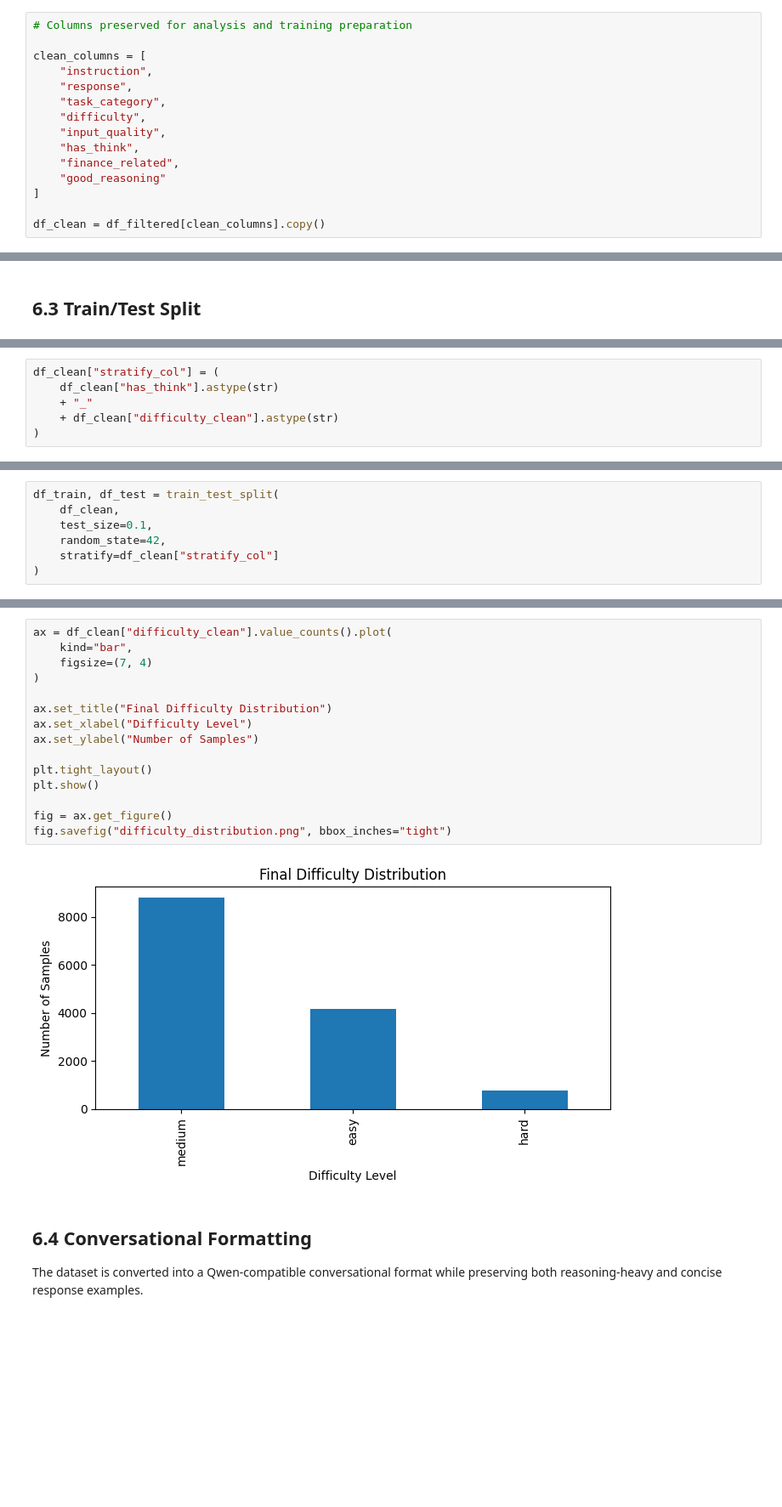
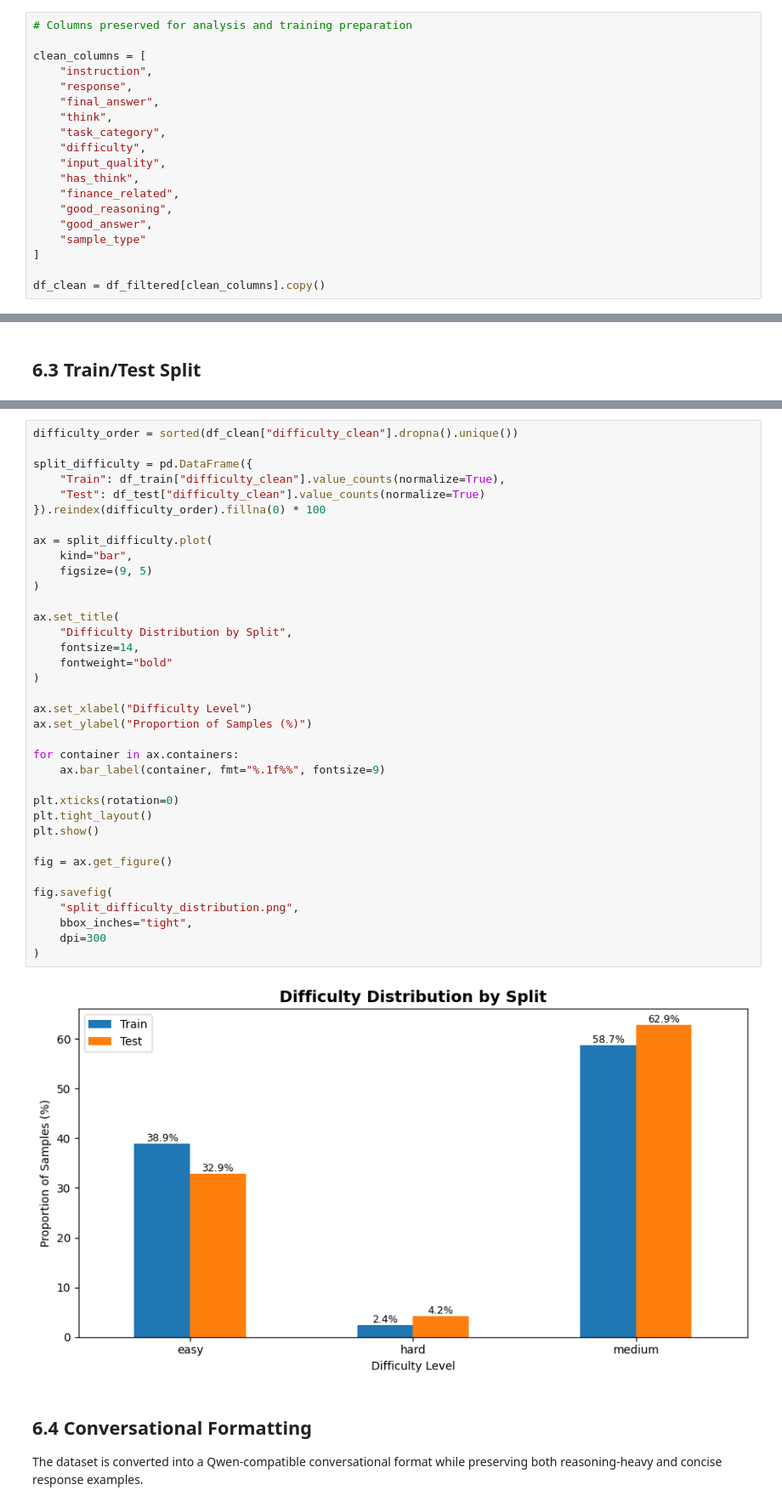
Before and after one commit to AshotAkopov/finance-slm-distillation, a Jupyter notebook: notebooks/01_dataset_preparation.ipynb, the cells around one changed output, grey strips where cells are left out. Shown at 85% size. Saved outputs shown, nothing was run; the diff lists cells and outputs as text; blank space fills up the shorter version.

Commit message:
Better train/test split

```diff
--- a/notebooks/01_dataset_preparation.ipynb
+++ b/notebooks/01_dataset_preparation.ipynb
@@ -666,12 +766,16 @@ Only the columns required for analysis, quality checks, and training preparation
 clean_columns = [
     "instruction",
     "response",
+    "final_answer",
+    "think",
     "task_category",
     "difficulty",
     "input_quality",
     "has_think",
     "finance_related",
-    "good_reasoning"
+    "good_reasoning",
+    "good_answer",
+    "sample_type"
 ]
 
 df_clean = df_filtered[clean_columns].copy()
@@ -761,6 +1005,0 @@ dtype: int64
-# %%
-df_clean["stratify_col"] = (
-    df_clean["has_think"].astype(str)
-    + "_"
-    + df_clean["difficulty_clean"].astype(str)
-)
@@ -781,7 +1005,0 @@ dtype: int64
-# %%
-df_train, df_test = train_test_split(
-    df_clean,
-    test_size=0.1,
-    random_state=42,
-    stratify=df_clean["stratify_col"]
-)
@@ -794,20 +1006,41 @@ print(df_test.shape)
 # %%
-ax = df_clean["difficulty_clean"].value_counts().plot(
+difficulty_order = sorted(df_clean["difficulty_clean"].dropna().unique())
+
+split_difficulty = pd.DataFrame({
+    "Train": df_train["difficulty_clean"].value_counts(normalize=True),
+    "Test": df_test["difficulty_clean"].value_counts(normalize=True)
+}).reindex(difficulty_order).fillna(0) * 100
+
+ax = split_difficulty.plot(
     kind="bar",
-    figsize=(7, 4)
+    figsize=(9, 5)
 )
 
-ax.set_title("Final Difficulty Distribution")
+ax.set_title(
+    "Difficulty Distribution by Split",
+    fontsize=14,
+    fontweight="bold"
+)
+
 ax.set_xlabel("Difficulty Level")
-ax.set_ylabel("Number of Samples")
+ax.set_ylabel("Proportion of Samples (%)")
 
+for container in ax.containers:
+    ax.bar_label(container, fmt="%.1f%%", fontsize=9)
+
+plt.xticks(rotation=0)
 plt.tight_layout()
 plt.show()
 
 fig = ax.get_figure()
-fig.savefig("difficulty_distribution.png", bbox_inches="tight")
+
+fig.savefig(
+    "split_difficulty_distribution.png",
+    bbox_inches="tight",
+    dpi=300
+)
 # %% [output]
-[figure, old version]
+[figure, new version]
 # %% [markdown]
 ## 6.4 Conversational Formatting
 
```
Also changed, not shown: parts of 50 cells of this notebook, 13 other files.
